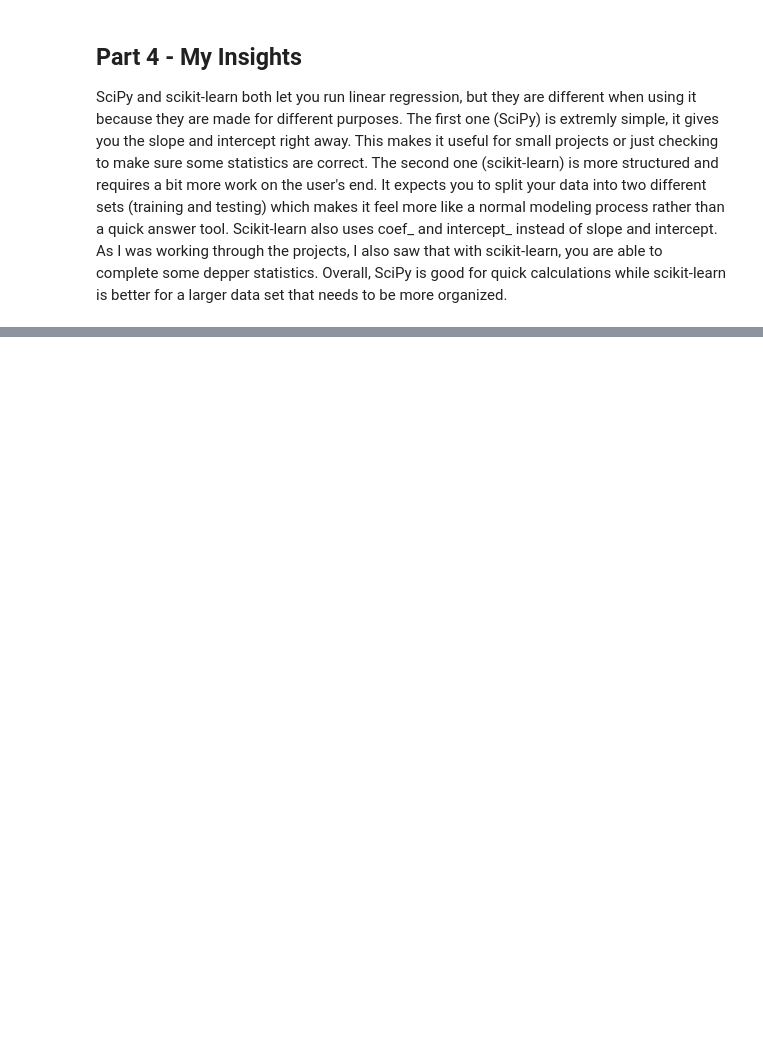
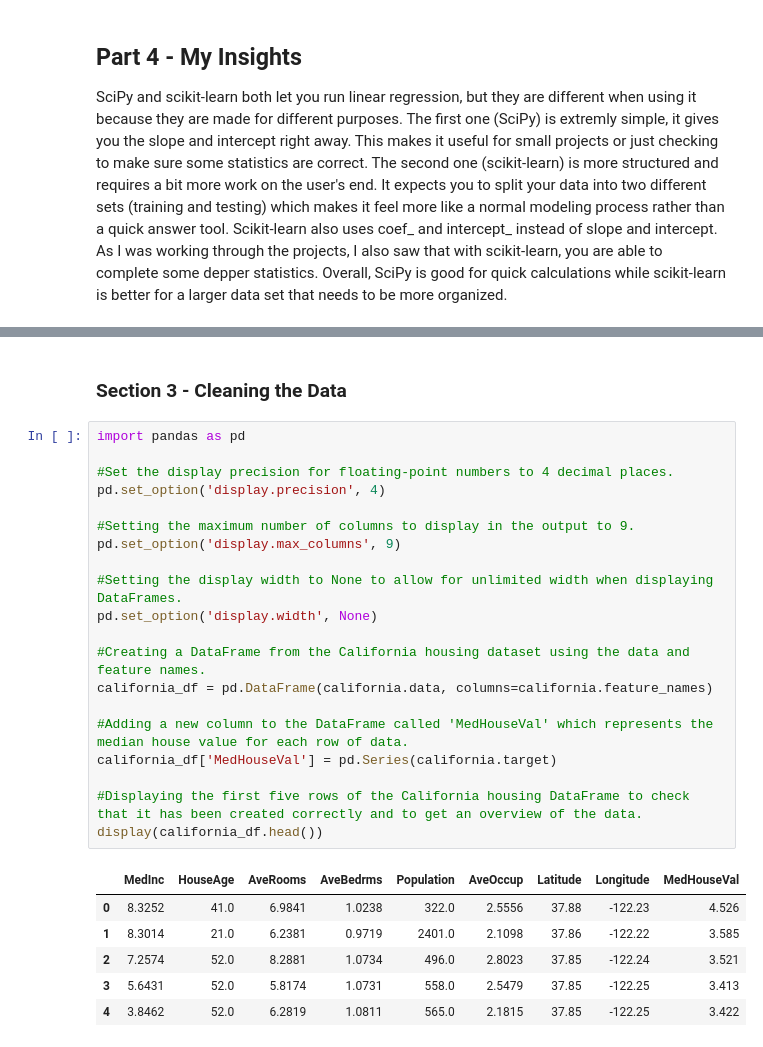
Before and after one commit to asbourgeois/datafun-07-ml, a Jupyter notebook: notebooks/asbourgeois_ml.ipynb, the cells around one changed output, grey strips where cells are left out. Drawn from its saved outputs; the diff is of its cells as text; blank space fills up the shorter version.

```diff
--- a/notebooks/asbourgeois_ml.ipynb
+++ b/notebooks/asbourgeois_ml.ipynb
@@ -287,0 +338,29 @@ SciPy and scikit-learn both let you run linear regression, but they are differen
+# %% [markdown]
+### Section 3 - Cleaning the Data
+# %%
+import pandas as pd
+
+#Set the display precision for floating-point numbers to 4 decimal places.
+pd.set_option('display.precision', 4)
+
+#Setting the maximum number of columns to display in the output to 9.
+pd.set_option('display.max_columns', 9)
+
+#Setting the display width to None to allow for unlimited width when displaying DataFrames.
+pd.set_option('display.width', None)
+
+#Creating a DataFrame from the California housing dataset using the data and feature names.
+california_df = pd.DataFrame(california.data, columns=california.feature_names)
+
+#Adding a new column to the DataFrame called 'MedHouseVal' which represents the median house value for each row of data.
+california_df['MedHouseVal'] = pd.Series(california.target)
+
+#Displaying the first five rows of the California housing DataFrame to check that it has been created correctly and to get an overview of the data.
+display(california_df.head())
+# %% [output]
+|  | MedInc | HouseAge | AveRooms | AveBedrms | Population | AveOccup | Latitude | Longitude | MedHouseVal |
+| 0 | 8.3252 | 41.0 | 6.9841 | 1.0238 | 322.0 | 2.5556 | 37.88 | -122.23 | 4.526 |
+| 1 | 8.3014 | 21.0 | 6.2381 | 0.9719 | 2401.0 | 2.1098 | 37.86 | -122.22 | 3.585 |
+| 2 | 7.2574 | 52.0 | 8.2881 | 1.0734 | 496.0 | 2.8023 | 37.85 | -122.24 | 3.521 |
+| 3 | 5.6431 | 52.0 | 5.8174 | 1.0731 | 558.0 | 2.5479 | 37.85 | -122.25 | 3.413 |
+| 4 | 3.8462 | 52.0 | 6.2819 | 1.0811 | 565.0 | 2.1815 | 37.85 | -122.25 | 3.422 |
```
Also changed, not shown: parts of 28 cells of this notebook.
